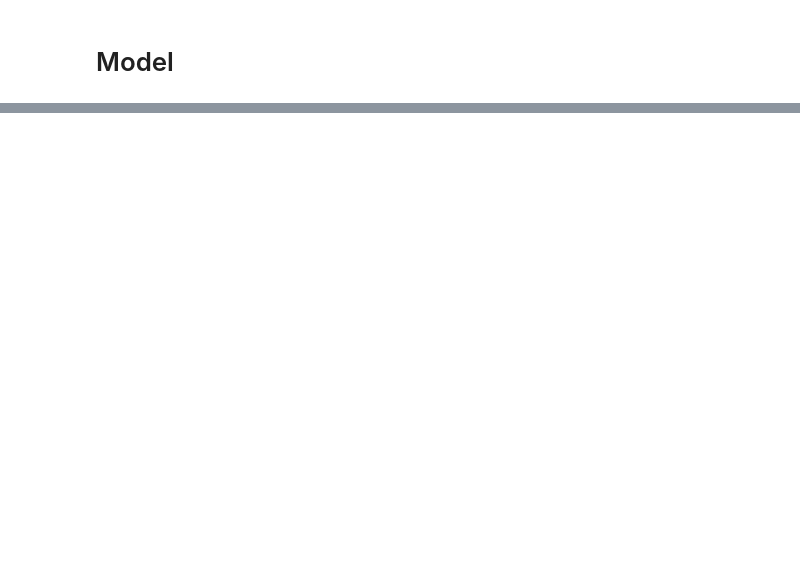
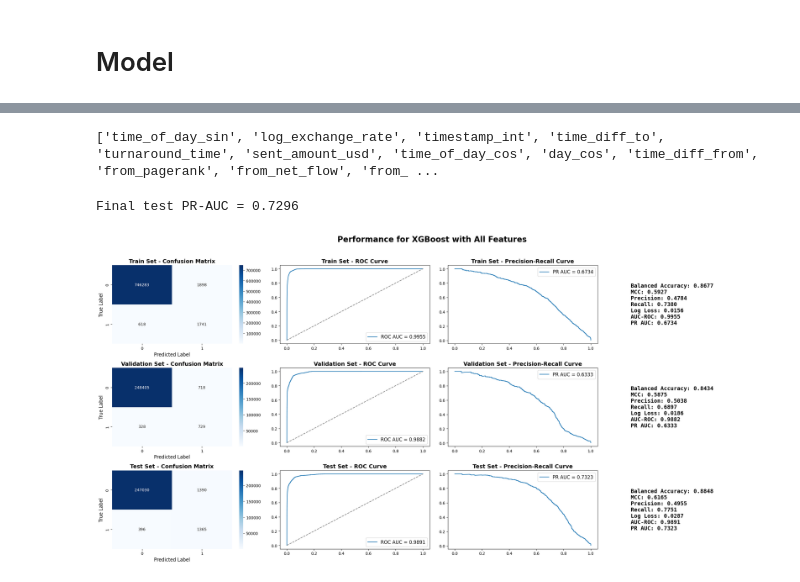
Before and after one commit to engie4800/dsi-capstone-spring-2025-TD-anti-money-laundering, a Jupyter notebook: Code/notebooks/Sophie/example_catboost.ipynb, the cells around one changed output, grey strips where cells are left out. Drawn from its saved outputs; the diff is of its cells as text; code cells hidden in the pictures; blank space fills up the shorter version.

```diff
--- a/Code/notebooks/Sophie/example_catboost.ipynb
+++ b/Code/notebooks/Sophie/example_catboost.ipynb
@@ -139,0 +417,14 @@ pl.numerical_scaling(numerical_features=['timestamp_scaled','sent_amount_usd'])
+# %%
+X_train, X_val, X_test = pl.X_train.copy(), pl.X_val.copy(), pl.X_test.copy()
+# %%
+X_train['sent_currency_other'] = (pl.X_train[currency_features_sent].sum(axis=1) - pl.X_train[top3_sent].sum(axis=1) > 0).astype(int)
+X_train['received_currency_other'] = (pl.X_train[currency_features_received].sum(axis=1) - pl.X_train[top3_received].sum(axis=1) > 0).astype(int)
+X_train['payment_type_other'] = (pl.X_train[payment_type_features].sum(axis=1) - pl.X_train[top3_payment].sum(axis=1) > 0).astype(int)
+
+X_val['sent_currency_other'] = (pl.X_val[currency_features_sent].sum(axis=1) - pl.X_val[top3_sent].sum(axis=1) > 0).astype(int)
+X_val['received_currency_other'] = (pl.X_val[currency_features_received].sum(axis=1) - pl.X_val[top3_received].sum(axis=1) > 0).astype(int)
+X_val['payment_type_other'] = (pl.X_val[payment_type_features].sum(axis=1) - pl.X_val[top3_payment].sum(axis=1) > 0).astype(int)
+
+X_test['sent_currency_other'] = (pl.X_test[currency_features_sent].sum(axis=1) - pl.X_test[top3_sent].sum(axis=1) > 0).astype(int)
+X_test['received_currency_other'] = (pl.X_test[currency_features_received].sum(axis=1) - pl.X_test[top3_received].sum(axis=1) > 0).astype(int)
+X_test['payment_type_other'] = (pl.X_test[payment_type_features].sum(axis=1) - pl.X_test[top3_payment].sum(axis=1) > 0).astype(int)
@@ -139,0 +451,4 @@ pl.numerical_scaling(numerical_features=['timestamp_scaled','sent_amount_usd'])
+# %%
+top3_sent  = top3_sent['feature'].tolist()
+top3_received = top3_received['feature'].tolist()
+top3_payment  = top3_payment['feature'].tolist()
@@ -139,0 +638,43 @@ pl.numerical_scaling(numerical_features=['timestamp_scaled','sent_amount_usd'])
+# %%
+print(selected_features)
+# %% [output]
+['time_of_day_sin', 'log_exchange_rate', 'timestamp_int', 'time_diff_to', 'turnaround_time', 'sent_amount_usd', 'time_of_day_cos', 'day_cos', 'time_diff_from', 'from_pagerank', 'from_net_flow', 'from_ ...
+# %%
+# Fit final XGB model on the reduced feature set:
+final_model = xgb.XGBClassifier(
+    n_estimators=500,
+    early_stopping_rounds=20,
+    max_depth=4,              # still shallow to avoid overfitting
+    learning_rate=0.05,       # lower for smoother convergence
+    subsample=0.9,
+    colsample_bytree=0.9,
+    reg_alpha=0.1,            # lighter L1
+    reg_lambda=1.0,           # keep some L2
+    min_child_weight=2,       # allow smaller splits
+    gamma=0.5,                # still some split penalty
+    scale_pos_weight=12,
+    objective='binary:logistic',
+    eval_metric='aucpr',
+    random_state=42
+)
+
+final_model.fit(X_train[selected_features], pl.y_train,
+                eval_set=[(X_val[selected_features], pl.y_val)],
+                verbose=False)
+
+# Evaluate on test set:
+y_test_prob = final_model.predict_proba(X_test[selected_features])[:, 1]
+y_test_pred = (y_test_prob > 0.5).astype(int)
+test_pr_auc = average_precision_score(pl.y_test, y_test_prob)
+print(f"Final test PR-AUC = {test_pr_auc:.4f}")
+
+result_metrics(
+    slide_title,
+    pl.y_train, train_pred, train_proba,
+    pl.y_val,   val_pred,   val_proba,
+    pl.y_test,  y_test_pred,  y_test_prob,
+    class_labels=["Licit", "Illicit"]
+)
+# %% [output]
+Final test PR-AUC = 0.7296
+[figure, added]
```
Also changed, not shown: parts of 27 cells of this notebook, 1 other file.
